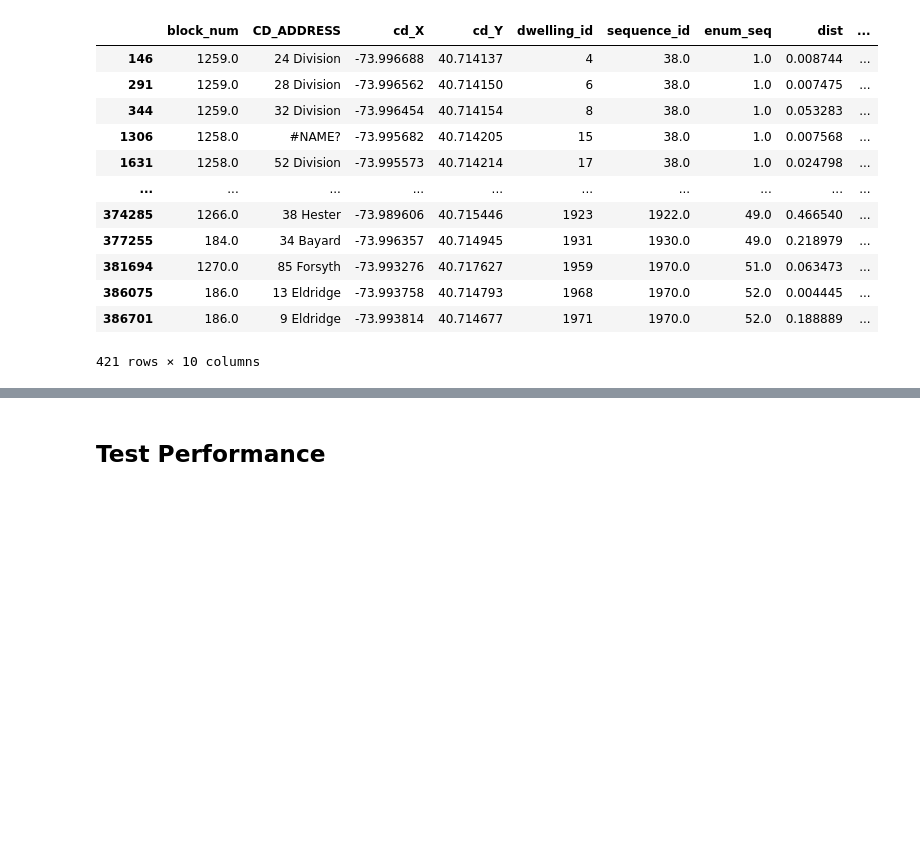
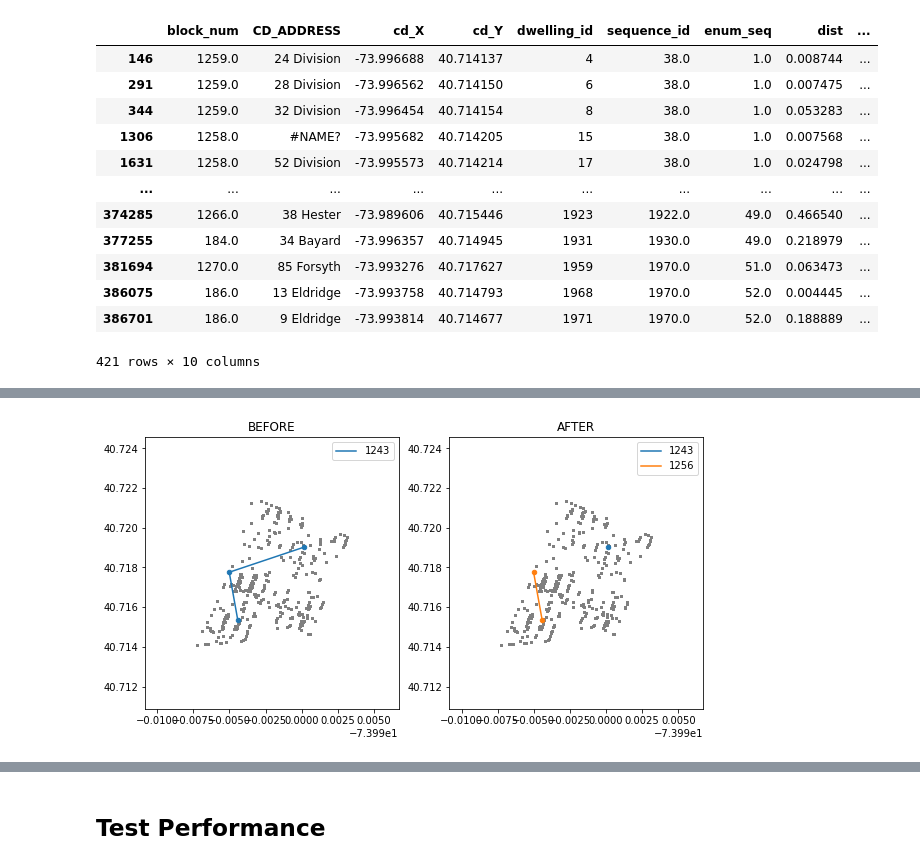
Before and after one commit to CenterForSpatialResearch/hnyc-spatial-linkage, a Jupyter notebook: interpolation_notebooks/working_notebook/sequence comparison.ipynb, the cells around one changed output, grey strips where cells are left out. Saved outputs shown, nothing was run; the diff lists cells and outputs as text; code cells hidden in the pictures; blank space fills up the shorter version.

```diff
--- a/interpolation_notebooks/working_notebook/sequence comparison.ipynb
+++ b/interpolation_notebooks/working_notebook/sequence comparison.ipynb
@@ -230,0 +227,4 @@ total num of long sequences:  27
+# %%
+BEFORE_vs_AFTER(before_seq=[1243], after_seq=[1243,1256])
+# %% [output]
+[figure, added]
```
Also changed, not shown: parts of 22 cells of this notebook.
